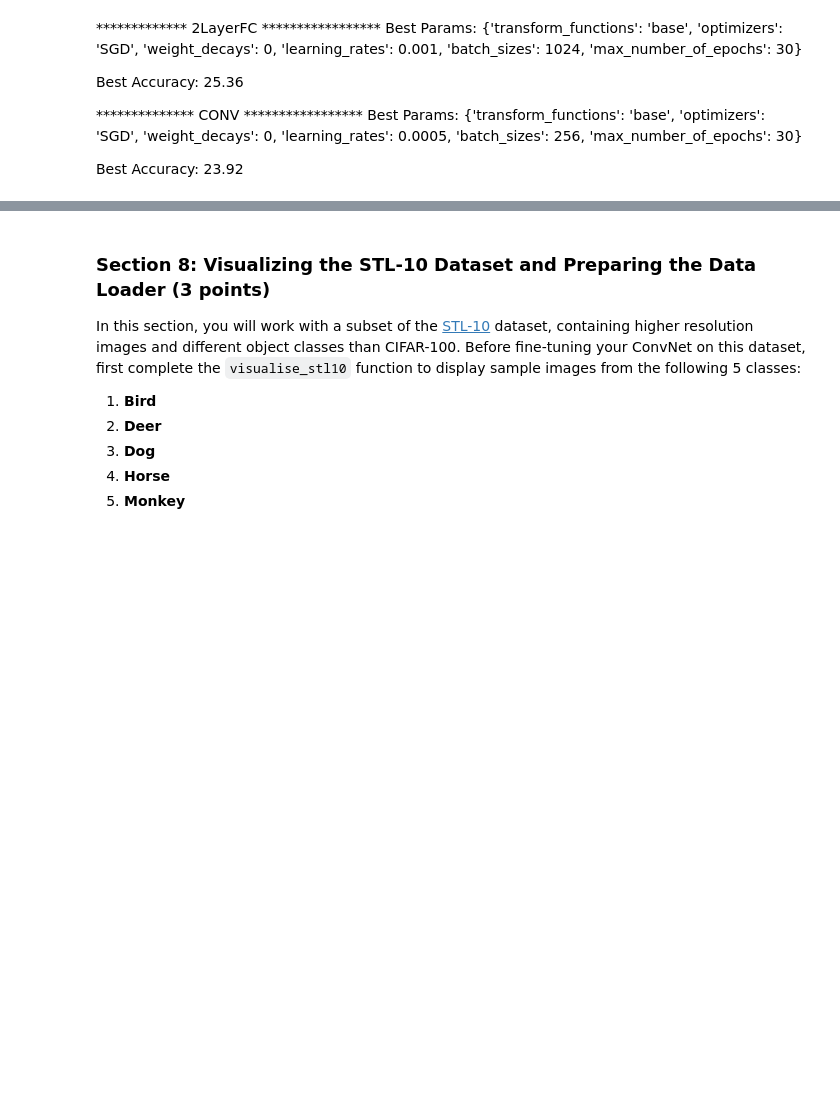
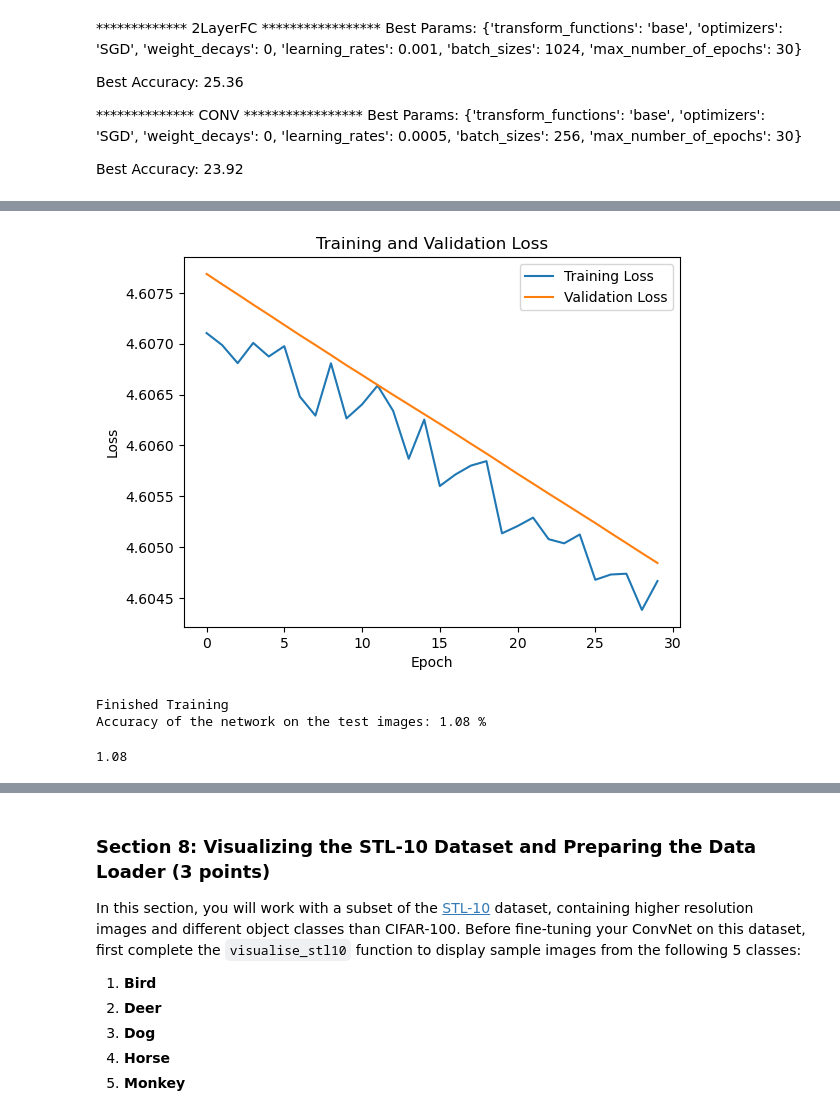
Before and after one commit to chaosido/cv1, a Jupyter notebook: final-lab/cv1-final-lab-part-2.ipynb, the cells around one changed output, grey strips where cells are left out. Saved outputs shown, nothing was run; the diff lists cells and outputs as text; code cells hidden in the pictures; blank space fills up the shorter version.

```diff
--- a/final-lab/cv1-final-lab-part-2.ipynb
+++ b/final-lab/cv1-final-lab-part-2.ipynb
@@ -1077,3 +1064,47 @@ Best Params:
 {'transform_functions': 'base', 'optimizers': 'SGD', 'weight_decays': 0, 'learning_rates': 0.0005, 'batch_sizes': 256, 'max_number_of_epochs': 30}
 
  Best Accuracy: 23.92
+# %%
+# Define the optimizer creation function
+def create_optimizer(model, learning_rate):
+    return optim.SGD(model.parameters(), lr=learning_rate)
+
+# Creating a stratified train-validation split
+random_seed = 42
+indices = list(range(len(train_set)))
+train_indices, val_indices = train_test_split(
+    indices, test_size=0.2, random_state=random_seed, stratify=train_set.targets, shuffle=True
+)
+
+train_subset = Subset(train_set, train_indices)
+val_subset = Subset(train_set, val_indices)
+
+# Data loaders with batch size 1024 for ConvNet_2layernet_extra
+training_data_loader = DataLoader(train_subset, batch_size=1024, shuffle=True)
+validation_data_loader = DataLoader(val_subset, batch_size=1024, shuffle=False)
+test_data_loader = DataLoader(test_set, batch_size=1024, shuffle=False)
+# %%
+input_size = 3 * 32 * 32
+hidden_size = 120
+num_classes = 100
+
+
+
+# Model setup for ConvNet_2layernet_extra
+net = TwoLayerNet(input_size, hidden_size, num_classes)
+criterion = nn.CrossEntropyLoss()
+optimizer = create_optimizer(net, learning_rate=0.001)  # Learning rate: 0.001
+model_name = "ConvNet_2layernet_extra"
+
+# Retraining flag
+re_train = True
+
+# Check if the best model exists; if not or if retraining, train the model
+if not os.path.exists(f'./best_model_{model_name}.pth') or re_train:
+    train(net, training_data_loader, validation_data_loader, criterion, optimizer, model_name, epochs=30)
+else:
+    net.load_state_dict(torch.load(f'./best_model_{model_name}.pth'))
+
+# Validate the model
+validate(net, validation_data_loader)
+# %% [output]
@@ -1079,0 +1128,4 @@ Best Params:
+[figure, added]
+Finished Training
+Accuracy of the network on the test images: 1.08 %
+1.08
```
Also changed, not shown: parts of 6 cells of this notebook.
